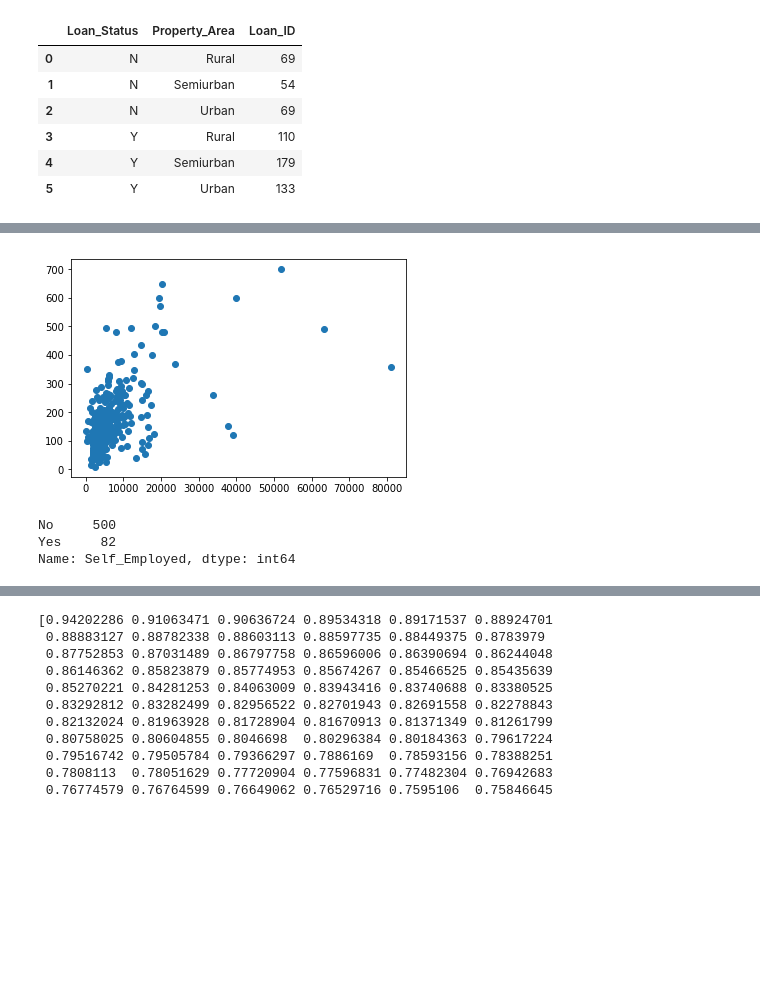
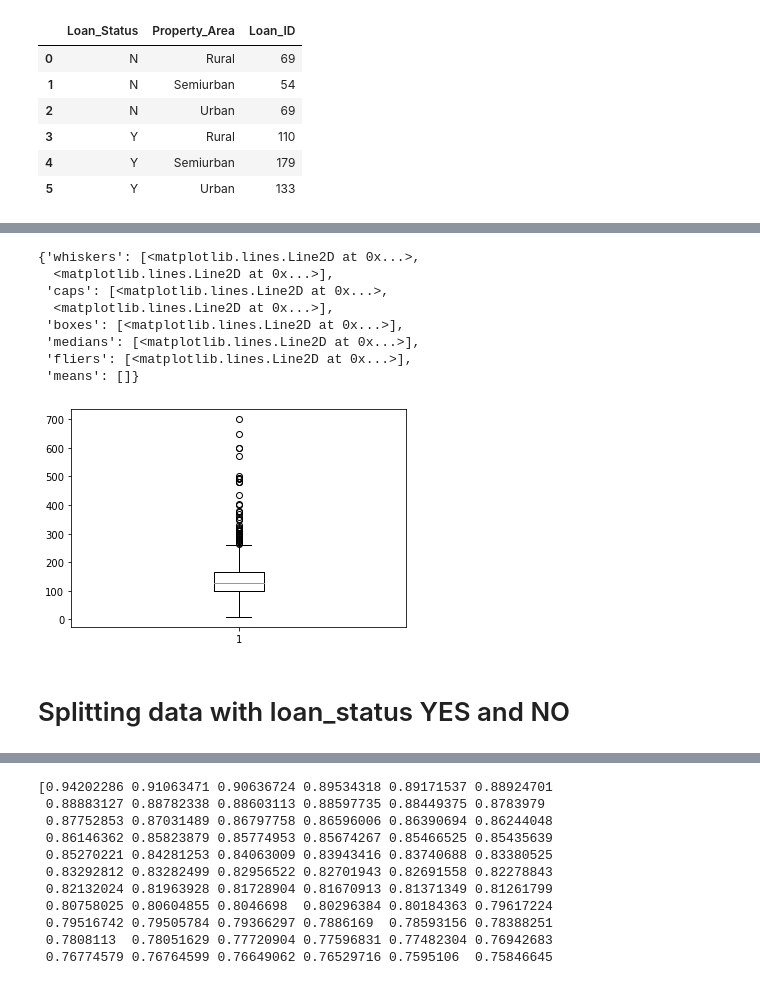
Before and after one commit to deepikamittal/Loan-prediction-Problem, a Jupyter notebook: Loan Prediction Problem.ipynb, the cells around one changed output, grey strips where cells are left out. Saved outputs shown, nothing was run; the diff lists cells and outputs as text; code cells hidden in the pictures; blank space fills up the shorter version.

```diff
--- a/Loan Prediction Problem.ipynb
+++ b/Loan Prediction Problem.ipynb
@@ -163,14 +205,17 @@ sns.despine()
 # %%
-plt.scatter(LPP['ApplicantIncome'],LPP['LoanAmount'])
-plt.show()
+plt.boxplot(LPP['LoanAmount'])
 # %% [output]
+{'whiskers': [<matplotlib.lines.Line2D at 0x...>,
+  <matplotlib.lines.Line2D at 0x...>],
+ 'caps': [<matplotlib.lines.Line2D at 0x...>,
+  <matplotlib.lines.Line2D at 0x...>],
+ 'boxes': [<matplotlib.lines.Line2D at 0x...>],
+ 'medians': [<matplotlib.lines.Line2D at 0x...>],
+ 'fliers': [<matplotlib.lines.Line2D at 0x...>],
+ 'means': []}
-[figure, old version]
+[figure, new version]
-# %%
-LPP['Self_Employed'].value_counts()
-# %% [output]
-No     500
-Yes     82
-Name: Self_Employed, dtype: int64
+# %% [markdown]
+# Splitting data with loan_status YES and NO
 # %%
 LPP1=LPP[LPP['Loan_Status']=='Y']
 LPP1
```
Also changed, not shown: parts of 85 cells of this notebook.
